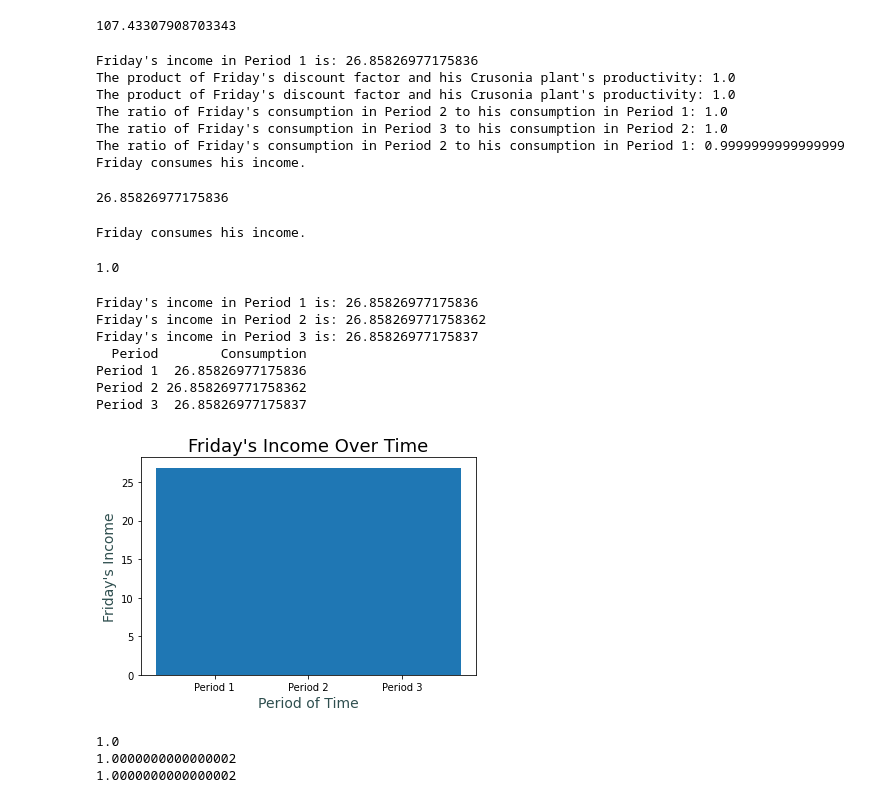
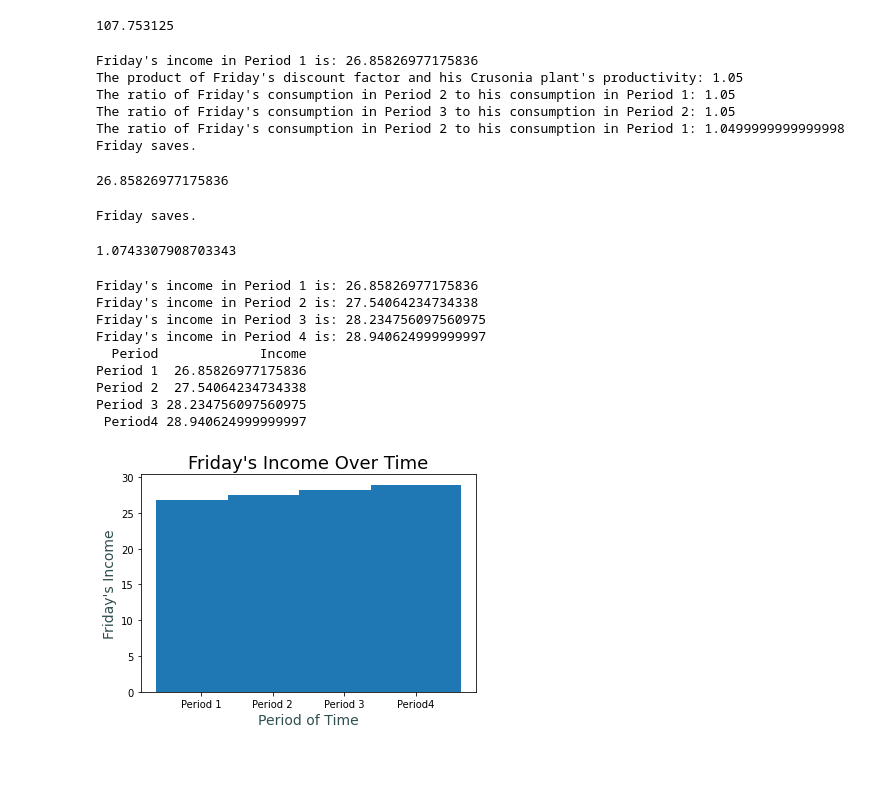
Before and after one commit to hsearles/CrusoniaPlantModels, a Jupyter notebook: FourPeriodCrusonia.ipynb, the cells around one changed output. Saved outputs shown, nothing was run; the diff lists cells and outputs as text; code cells hidden in the pictures; blank space fills up the shorter version.

```diff
--- a/FourPeriodCrusonia.ipynb
+++ b/FourPeriodCrusonia.ipynb
@@ -13,11 +13,11 @@ def c(c1, c2, c3, c4):
     return c1 + c2/π + c3/(π**2) + c4/(π**3)
 
 #Parameters:
-ß = 0.9523809523809523
+ß = 1.00
 π = 1.05
 c0 = 100
 
-#System of Equations for the Optimal Bundle:
+#A System of Equations for the Optimal Bundle:
 A = np.array([[(1+ß+ß**2+ß**3),0, 0, 0], [0,(1+ß+ß**2+ß**3)/(ß*π), 0, 0], [0, 0 , (1+ß+ß**2+ß**3)/((ß**2)*(π**2)), 0], [0, 0 , 0, (1+ß+ß**2+ß**3)/((ß**3)*(π**3))]])
 B = np.array([c0,c0, c0, c0])
 C = np.linalg.solve(A, B)
@@ -63,7 +63,7 @@ Period 4 26.858269771758355
 # %%
 sum(y)
 # %% [output]
-107.43307908703343
+107.753125
 # %%
 def sigma_sum(start, end, expression):
     return sum(expression(i) for i in range(start, end))
@@ -73,7 +73,6 @@ print("Friday's income in Period 1 is:",income1)
 
 print("The product of Friday's discount factor and his Crusonia plant's productivity:",ß*π)
 
-print("The product of Friday's discount factor and his Crusonia plant's productivity:",ß*π)
 print("The ratio of Friday's consumption in Period 2 to his consumption in Period 1:",c2/c1)
 print("The ratio of Friday's consumption in Period 3 to his consumption in Period 2:",c3/c2)
 print("The ratio of Friday's consumption in Period 2 to his consumption in Period 1:",c4/c3)
@@ -89,12 +88,11 @@ if income1 == c1:
     print("Friday consumes his income.")
 # %% [output]
 Friday's income in Period 1 is: 26.85826977175836
-The product of Friday's discount factor and his Crusonia plant's productivity: 1.0
-The product of Friday's discount factor and his Crusonia plant's productivity: 1.0
-The ratio of Friday's consumption in Period 2 to his consumption in Period 1: 1.0
-The ratio of Friday's consumption in Period 3 to his consumption in Period 2: 1.0
-The ratio of Friday's consumption in Period 2 to his consumption in Period 1: 0.9999999999999999
-Friday consumes his income.
+The product of Friday's discount factor and his Crusonia plant's productivity: 1.05
+The ratio of Friday's consumption in Period 2 to his consumption in Period 1: 1.05
+The ratio of Friday's consumption in Period 3 to his consumption in Period 2: 1.05
+The ratio of Friday's consumption in Period 2 to his consumption in Period 1: 1.0499999999999998
+Friday saves.
 # %%
 def sigma_sum(start, end, expression):
     return sum(expression(i) for i in range(start, end))
@@ -114,13 +112,13 @@ if income1 < c1:
 if income1 == c1:
     print("Friday consumes his income.")
 # %% [output]
-Friday consumes his income.
+Friday saves.
 # %%
 print(income1/c1)
 # %% [output]
-1.0
+1.0743307908703343
 # %%
-#WWorking Out the Time Path of Friday's Income:
+#Working Out the Time Path of Friday's Income:
 
 #Period 1
 income1 = c0/(sigma_sum(1, 5,lambda i: π**(1-i) ))
@@ -130,53 +128,44 @@ print("Friday's income in Period 1 is:",income1)
 
 capital2 = π*(c0-c1)
 income2 = π*(c0-c1)/(sigma_sum(1, 4,lambda i: π**(1-i) ))
 
 print("Friday's income in Period 2 is:",income2)
 
 #Period 3
 capital3 = π*(π*(c0-c1)-c2)
 
 income3 = π*(π*(c0-c1)-c2)/(sigma_sum(1, 3,lambda i: π**(1-i) ))
 print("Friday's income in Period 3 is:",income3)
 
+income4 =  π*(π*(π*(c0-c1)-c2)-c3)/(sigma_sum(1, 2,lambda i: π**(1-i) ))
+print("Friday's income in Period 4 is:",income4)
+
 
 #Data Frame for the Time Path:
-timearray = np.array(["Period 1", "Period 2", "Period 3"])
-incomearray = np.array([income1, income2, income3])
+timearray = np.array(["Period 1", "Period 2", "Period 3", "Period4"])
+incomearray = np.array([income1, income2, income3, income4])
 
-incomedf = pd.DataFrame(data=np.column_stack((timearray,incomearray)),columns=['Period','Consumption'])
+incomedf = pd.DataFrame(data=np.column_stack((timearray,incomearray)),columns=['Period','Income'])
 print(incomedf.to_string(index=False))
 
 plt.bar(timearray,incomearray, width=1.25)
 
 font1 = {'family':'MS Reference Sans Serif', 'color':'darkslategray','size':14}
 font2 = {'family':'MS Reference Specialty', 'color':'black','size':18}
 
 plt.xlabel("Period of Time",  fontdict = font1)
 plt.ylabel("Friday's Income",  fontdict = font1)
 plt.title("Friday's Income Over Time", fontdict = font2)
 
 plt.show()
 # %% [output]
 Friday's income in Period 1 is: 26.85826977175836
-Friday's income in Period 2 is: 26.858269771758362
-Friday's income in Period 3 is: 26.85826977175837
-  Period        Consumption
+Friday's income in Period 2 is: 27.54064234734338
+Friday's income in Period 3 is: 28.234756097560975
+Friday's income in Period 4 is: 28.940624999999997
+  Period             Income
 Period 1  26.85826977175836
-Period 2 26.858269771758362
-Period 3  26.85826977175837
+Period 2  27.54064234734338
+Period 3 28.234756097560975
+ Period4 28.940624999999997
-[figure, old version]
+[figure, new version]
-# %%
-#Some Comparisonss
-print(income1/c1)
-print(income2/c2)
-print(income2/income1)
-
-
-
-print(income3-income2)
-print(income2-income1)
-# %% [output]
-1.0
-1.0000000000000002
-1.0000000000000002
```
Also changed, not shown: parts of 22 cells of this notebook, 1 other file.
